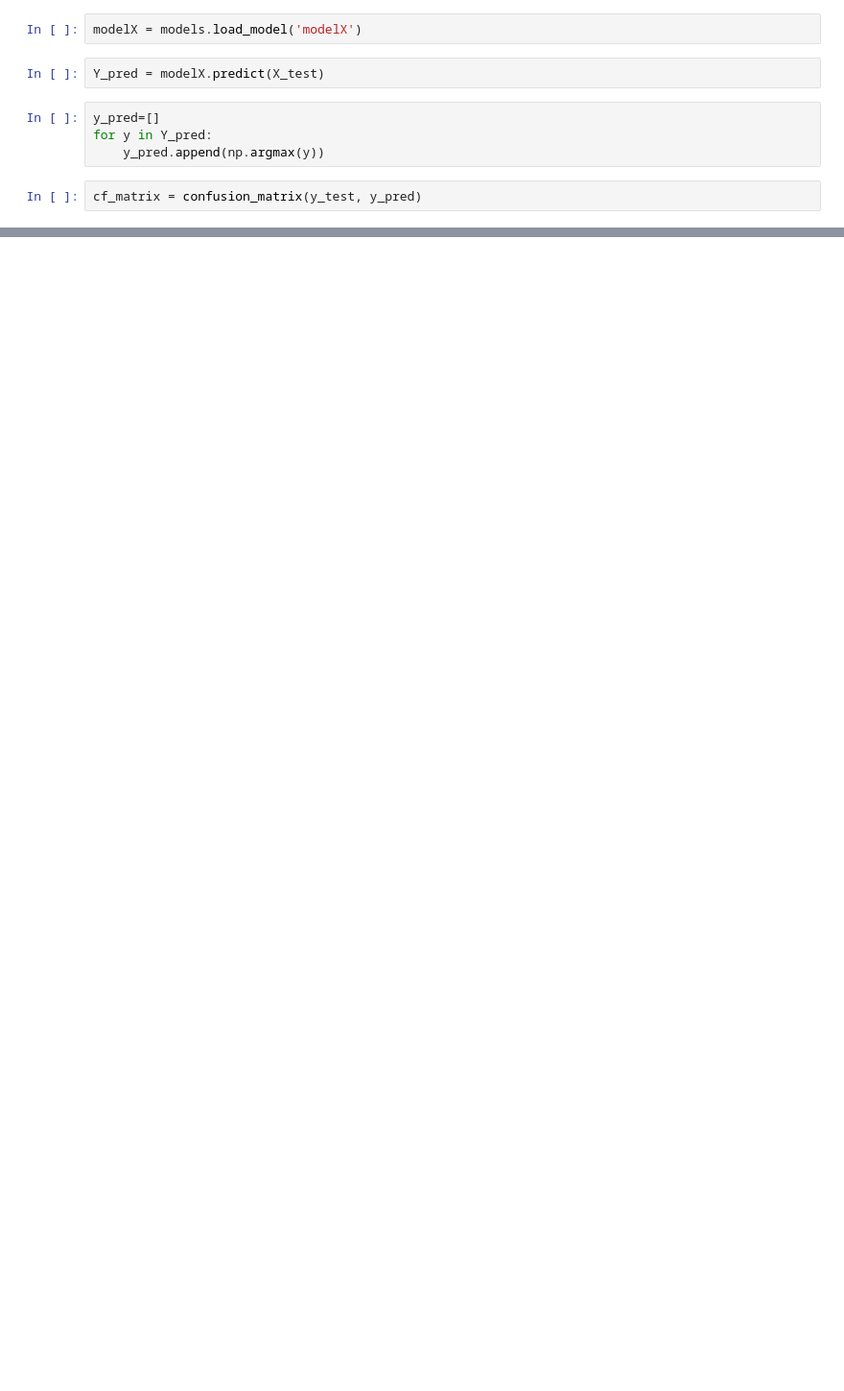
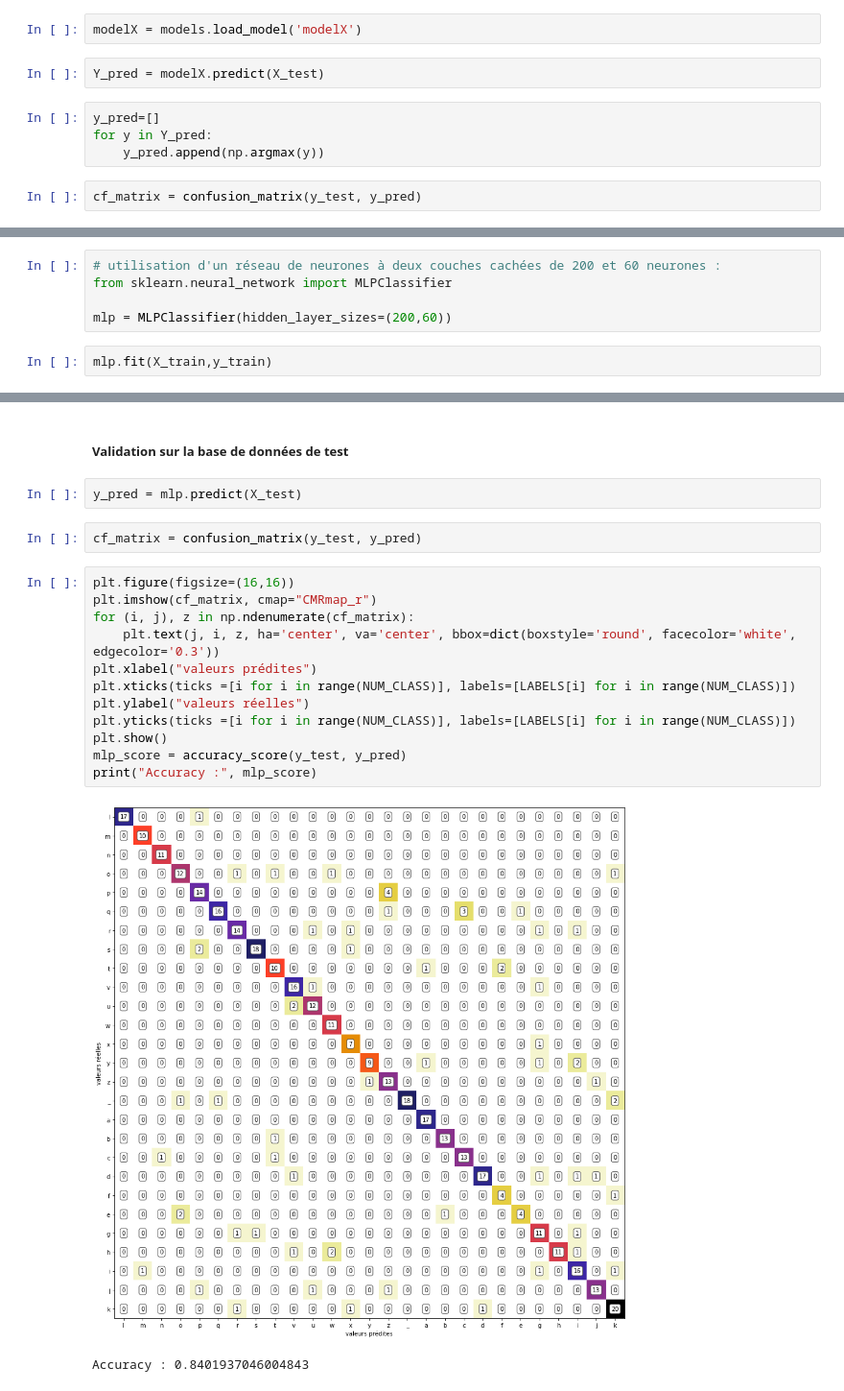
Before and after one commit to LueMar-R/P29_langage_signes_alphabet, a Jupyter notebook: 02_classification_signes.ipynb, the cells around one changed output, grey strips where cells are left out. Shown at 96% size. Cells and saved outputs as stored; diff of their text form; blank space fills up the shorter version.

```diff
--- a/02_classification_signes.ipynb
+++ b/02_classification_signes.ipynb
@@ -368,0 +441,7 @@ plt.show()
+# %%
+# utilisation d'un réseau de neurones à deux couches cachées de 200 et 60 neurones :
+from sklearn.neural_network import MLPClassifier
+
+mlp = MLPClassifier(hidden_layer_sizes=(200,60))
+# %%
+mlp.fit(X_train,y_train)
@@ -368,0 +457,21 @@ plt.show()
+# %% [markdown]
+##### Validation sur la base de données de test
+# %%
+y_pred = mlp.predict(X_test)
+# %%
+cf_matrix = confusion_matrix(y_test, y_pred)
+# %%
+plt.figure(figsize=(16,16))
+plt.imshow(cf_matrix, cmap="CMRmap_r")
+for (i, j), z in np.ndenumerate(cf_matrix):
+    plt.text(j, i, z, ha='center', va='center', bbox=dict(boxstyle='round', facecolor='white', edgecolor='0.3'))
+plt.xlabel("valeurs prédites")
+plt.xticks(ticks =[i for i in range(NUM_CLASS)], labels=[LABELS[i] for i in range(NUM_CLASS)])
+plt.ylabel("valeurs réelles")
+plt.yticks(ticks =[i for i in range(NUM_CLASS)], labels=[LABELS[i] for i in range(NUM_CLASS)])
+plt.show()
+mlp_score = accuracy_score(y_test, y_pred)
+print("Accuracy :", mlp_score)
+# %% [output]
+[figure, added]
+Accuracy : 0.8401937046004843
```
Also changed, not shown: parts of 36 cells of this notebook.
